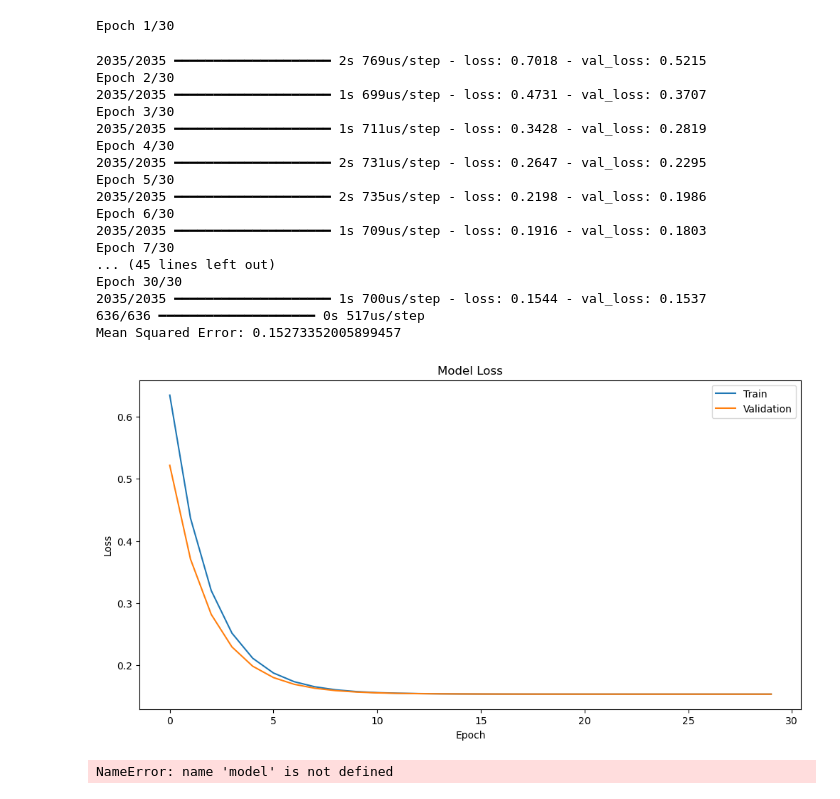
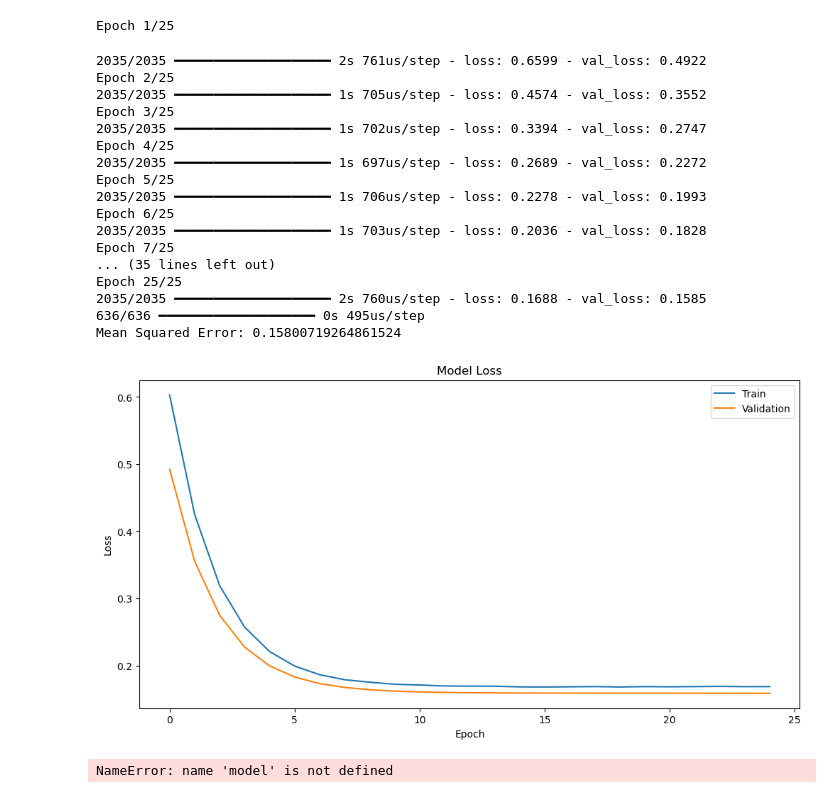
Before and after one commit to Logan-Kelsch/-ES-NN-test1, a Jupyter notebook: NN/NN_TEST1.ipynb, the cells around one changed output. Cells and saved outputs as stored; diff of their text form; code cells hidden in the pictures.

```diff
--- a/NN/NN_TEST1.ipynb
+++ b/NN/NN_TEST1.ipynb
@@ -47,9 +47,14 @@ tf.config.experimental.set_memory_growth
 
 # Load the dataset
 data = pd.read_csv('ES_5m_4-10-23_to_9-13-24.csv')
-#TESTING FIRST FOR 15 MINUTE TRADES
 
-#TEMP DROP PRE 2 OUTPUT NN
+#testing random feature drops
+#data = data.drop(columns='perc30')
+#data = data.drop(columns='perc60')
+#data = data.drop(columns='percD')
+
+
+#TEMP DROP PRE-DUAL-OUTPUT NN
 #data = data.drop(columns='bull15')
 data = data.drop(columns='bear15')
 
@@ -81,7 +86,7 @@ def build_model(input_shape):
     model = tf.keras.Sequential([
         tf.keras.layers.Dense(256, activation='relu', input_shape=(input_shape,)),
         tf.keras.layers.Dropout(0.6),
-        tf.keras.layers.Dense(256, activation='silu'),
+        tf.keras.layers.Dense(256, activation='sigmoid'),
         tf.keras.layers.Dense(1)  # Output layer for regression
     ])
 
@@ -90,7 +95,7 @@ def build_model(input_shape):
 
 #TRAIN THE MODEL WITH CUSTOMIZABLE EPOCHS-------------------------------------------------------
 
-epochs = 30
+epochs = 25
 
 model = build_model(X_train.shape[1])
 history = model.fit(X_train, y_train, epochs=epochs, validation_split=0.2, verbose=1)
@@ -101,52 +106,52 @@ y_pred = model.predict(X_test)
 mse = mean_squared_error(y_test, y_pred)
 
 print(f"Mean Squared Error: {mse}")
 
 #R and R^2 calculation attempt in the 3 lines below this
 
 #unexplained_error = tf.reduce_sum(tf.square(tf.sub(y, y_pred)))
 #total_error = tf.reduce_sum(tf.square(tf.sub(y, tf.reduce_mean(y))))
 #R_squared = tf.sub(1, tf.div(unexplained_error, total_error))
 
 #print(f"R^2: {R_squared}")
 
 # ^ need to figure out how to fit a "prediction" variable into first line of this calculation
 #or just use a tensorflow_addon rsquared formula to calculate this
 
 #online source suggests that loss < .22 and R^2 over .9 is good
 #on a good pace for truly building something here
 
 
 
 # Plot training & validation loss values
 plt.figure(figsize=(12, 6))
 plt.plot(history.history['loss'])
 plt.plot(history.history['val_loss'])
 plt.title('Model Loss')
 plt.xlabel('Epoch')
 plt.ylabel('Loss')
 plt.legend(['Train', 'Validation'], loc='upper right')
 plt.show()
 # %% [output]
-Epoch 1/30
+Epoch 1/25
-2035/2035 ━━━━━━━━━━━━━━━━━━━━ 2s 769us/step - loss: 0.7018 - val_loss: 0.5215
-Epoch 2/30
-2035/2035 ━━━━━━━━━━━━━━━━━━━━ 1s 699us/step - loss: 0.4731 - val_loss: 0.3707
-Epoch 3/30
-2035/2035 ━━━━━━━━━━━━━━━━━━━━ 1s 711us/step - loss: 0.3428 - val_loss: 0.2819
-Epoch 4/30
-2035/2035 ━━━━━━━━━━━━━━━━━━━━ 2s 731us/step - loss: 0.2647 - val_loss: 0.2295
-Epoch 5/30
-2035/2035 ━━━━━━━━━━━━━━━━━━━━ 2s 735us/step - loss: 0.2198 - val_loss: 0.1986
-Epoch 6/30
-2035/2035 ━━━━━━━━━━━━━━━━━━━━ 1s 709us/step - loss: 0.1916 - val_loss: 0.1803
-Epoch 7/30
-... (45 lines left out)
-Epoch 30/30
-2035/2035 ━━━━━━━━━━━━━━━━━━━━ 1s 700us/step - loss: 0.1544 - val_loss: 0.1537
-636/636 ━━━━━━━━━━━━━━━━━━━━ 0s 517us/step
-Mean Squared Error: 0.15273352005899457
+2035/2035 ━━━━━━━━━━━━━━━━━━━━ 2s 761us/step - loss: 0.6599 - val_loss: 0.4922
+Epoch 2/25
+2035/2035 ━━━━━━━━━━━━━━━━━━━━ 1s 705us/step - loss: 0.4574 - val_loss: 0.3552
+Epoch 3/25
+2035/2035 ━━━━━━━━━━━━━━━━━━━━ 1s 702us/step - loss: 0.3394 - val_loss: 0.2747
+Epoch 4/25
+2035/2035 ━━━━━━━━━━━━━━━━━━━━ 1s 697us/step - loss: 0.2689 - val_loss: 0.2272
+Epoch 5/25
+2035/2035 ━━━━━━━━━━━━━━━━━━━━ 1s 706us/step - loss: 0.2278 - val_loss: 0.1993
+Epoch 6/25
+2035/2035 ━━━━━━━━━━━━━━━━━━━━ 1s 703us/step - loss: 0.2036 - val_loss: 0.1828
+Epoch 7/25
+... (35 lines left out)
+Epoch 25/25
+2035/2035 ━━━━━━━━━━━━━━━━━━━━ 2s 760us/step - loss: 0.1688 - val_loss: 0.1585
+636/636 ━━━━━━━━━━━━━━━━━━━━ 0s 495us/step
+Mean Squared Error: 0.15800719264861524
-[figure, old version]
+[figure, new version]
 # %%
 # Save the model
 model.save('my_model.h5')
```
